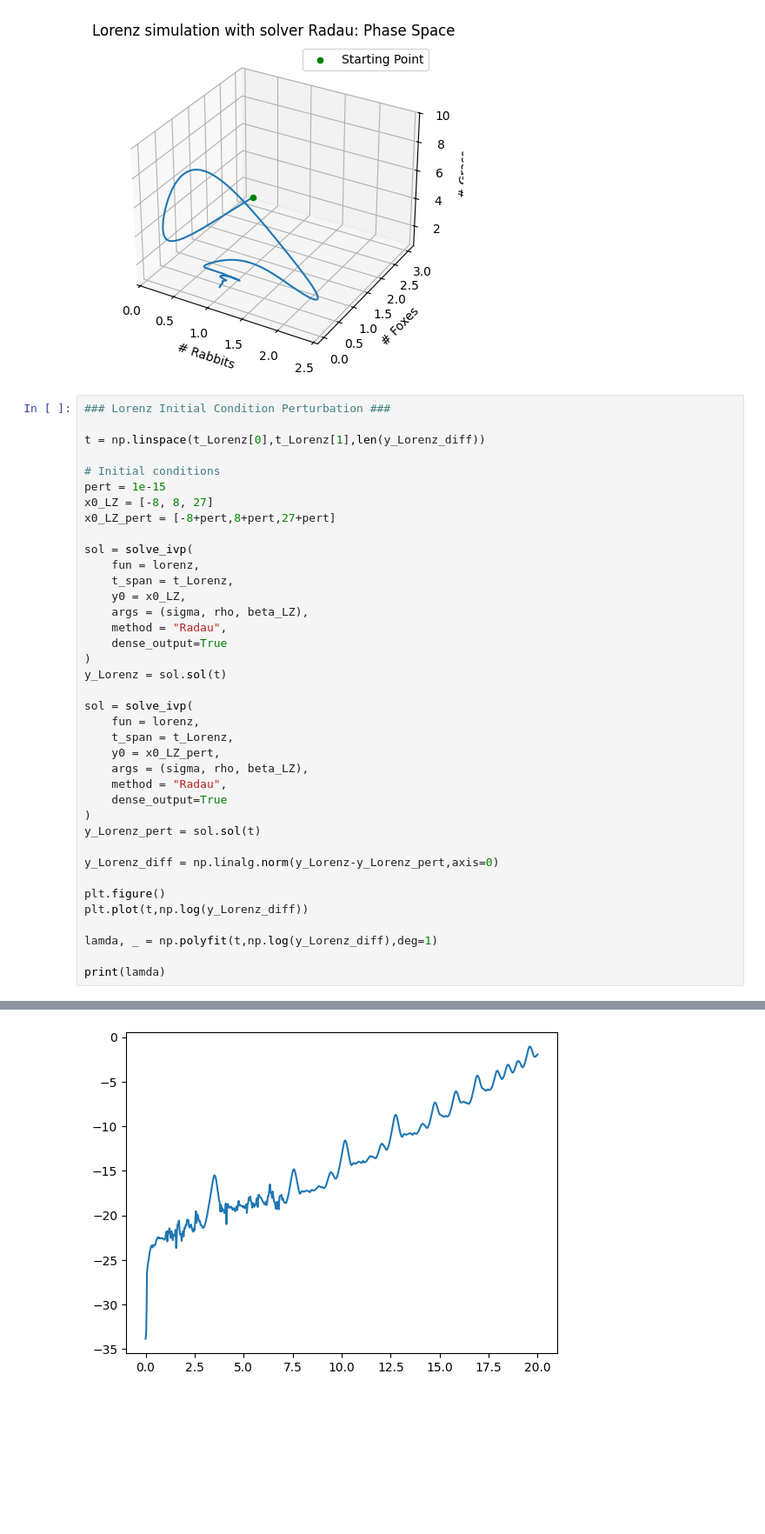
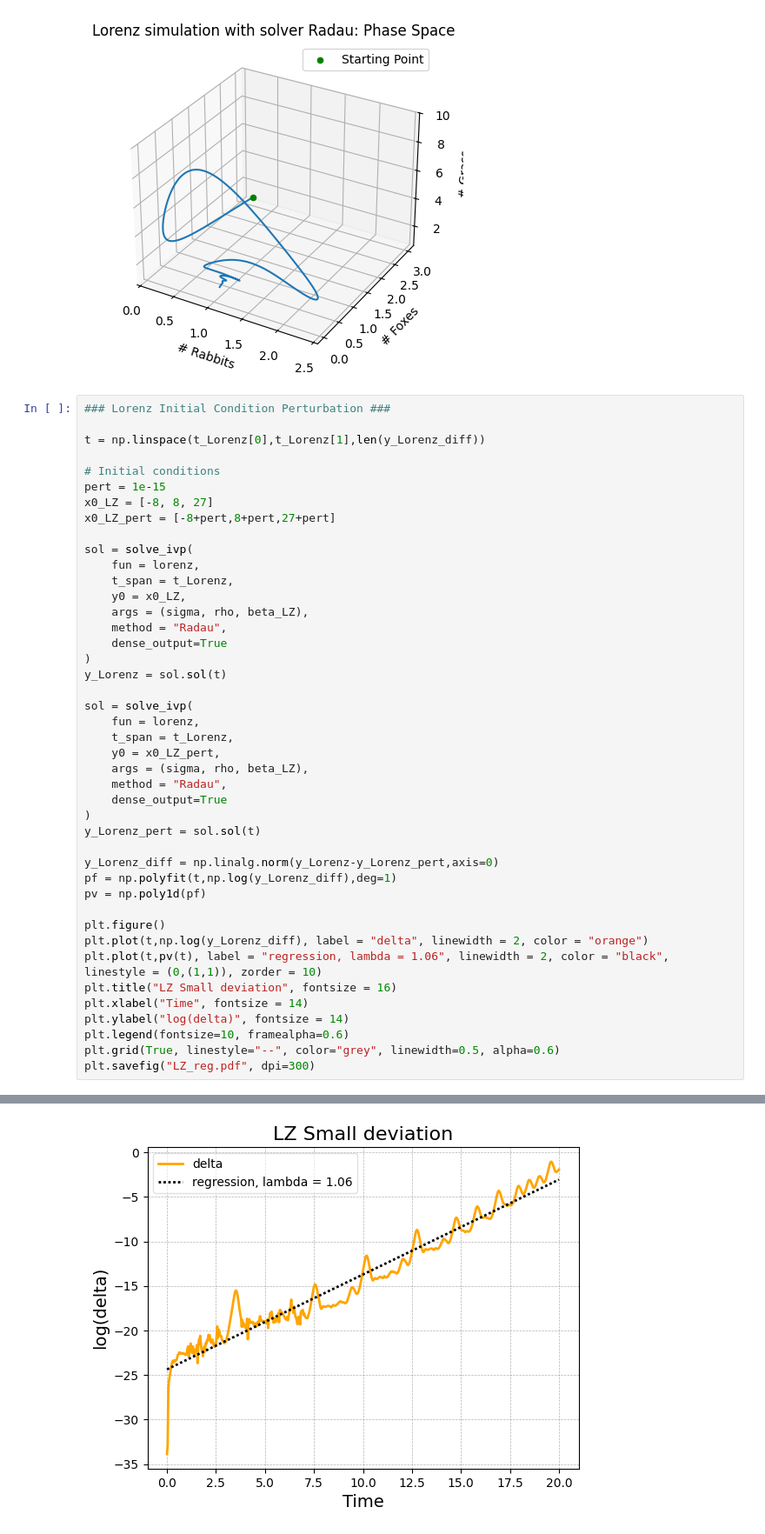
Before and after one commit to Emilwikk/Modsim-Labs, a Jupyter notebook: Simulate-and-plot.ipynb, the cells around one changed output, grey strips where cells are left out. Shown at 87% size. Cells and saved outputs as stored; diff of their text form; blank space fills up the shorter version.

```diff
--- a/Simulate-and-plot.ipynb
+++ b/Simulate-and-plot.ipynb
@@ -1019,11 +1019,16 @@ sol = solve_ivp(
 y_Lorenz_pert = sol.sol(t)
 
 y_Lorenz_diff = np.linalg.norm(y_Lorenz-y_Lorenz_pert,axis=0)
+pf = np.polyfit(t,np.log(y_Lorenz_diff),deg=1)
+pv = np.poly1d(pf)
 
 plt.figure()
-plt.plot(t,np.log(y_Lorenz_diff))
-
-lamda, _ = np.polyfit(t,np.log(y_Lorenz_diff),deg=1)
-
-print(lamda)
+plt.plot(t,np.log(y_Lorenz_diff), label = "delta", linewidth = 2, color = "orange")
+plt.plot(t,pv(t), label = "regression, lambda = 1.06", linewidth = 2, color = "black", linestyle = (0,(1,1)), zorder = 10)
+plt.title("LZ Small deviation", fontsize = 16)
+plt.xlabel("Time", fontsize = 14)
+plt.ylabel("log(delta)", fontsize = 14)
+plt.legend(fontsize=10, framealpha=0.6)
+plt.grid(True, linestyle="--", color="grey", linewidth=0.5, alpha=0.6)
+plt.savefig("LZ_reg.pdf", dpi=300)
 # %% [output]
@@ -1031 +1035 @@ print(lamda)
-[figure, old version]
+[figure, new version]
```
Also changed, not shown: parts of 1 cell of this notebook.
